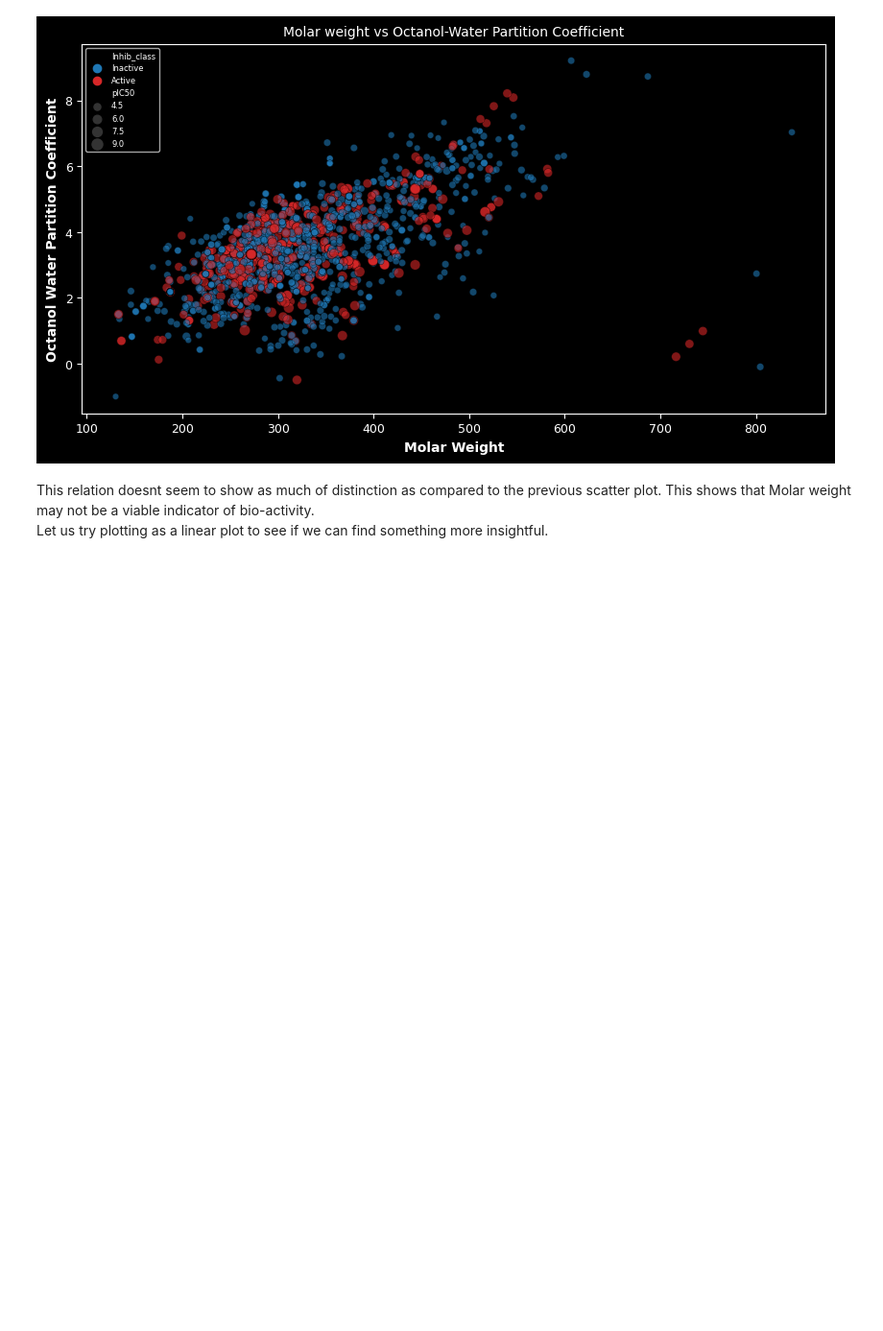
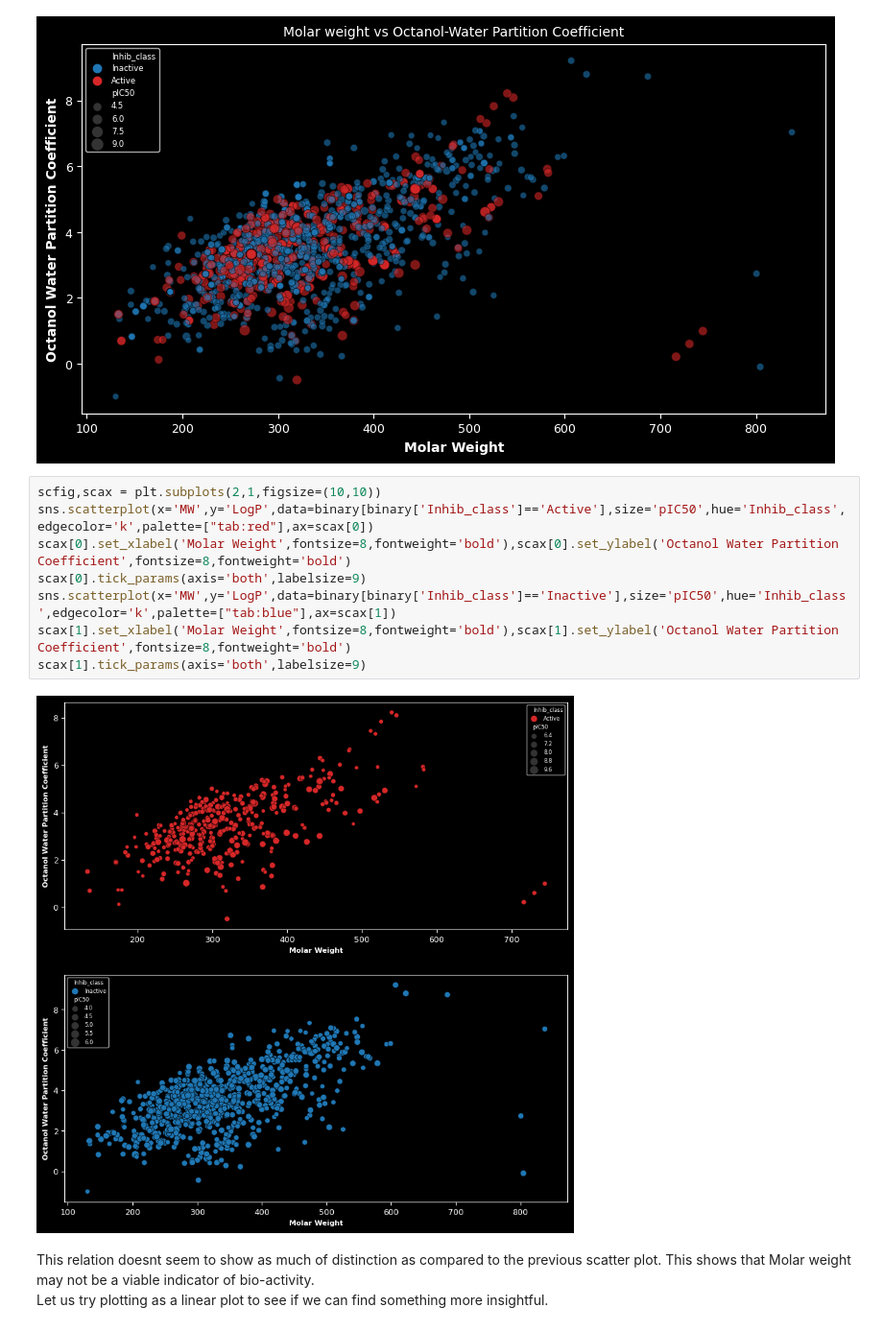
Before and after one commit to Diacod-I/BourneToKill, a Jupyter notebook: BioInfo.ipynb, the cells around one changed output. Shown at 96% size. Drawn from its saved outputs; the diff is of its cells as text; blank space fills up the shorter version.

```diff
--- a/BioInfo.ipynb
+++ b/BioInfo.ipynb
@@ -901,6 +901,16 @@ plt.title('Molar weight vs Octanol-Water Partition Coefficient',fontsize=10)
 plt.show()
 # %% [output]
 [figure]
+# %%
+scfig,scax = plt.subplots(2,1,figsize=(10,10))
+sns.scatterplot(x='MW',y='LogP',data=binary[binary['Inhib_class']=='Active'],size='pIC50',hue='Inhib_class',edgecolor='k',palette=["tab:red"],ax=scax[0])
+scax[0].set_xlabel('Molar Weight',fontsize=8,fontweight='bold'),scax[0].set_ylabel('Octanol Water Partition Coefficient',fontsize=8,fontweight='bold')
+scax[0].tick_params(axis='both',labelsize=9)
+sns.scatterplot(x='MW',y='LogP',data=binary[binary['Inhib_class']=='Inactive'],size='pIC50',hue='Inhib_class',edgecolor='k',palette=["tab:blue"],ax=scax[1])
+scax[1].set_xlabel('Molar Weight',fontsize=8,fontweight='bold'),scax[1].set_ylabel('Octanol Water Partition Coefficient',fontsize=8,fontweight='bold')
+scax[1].tick_params(axis='both',labelsize=9)
+# %% [output]
+[figure, added]
 # %% [markdown]
 This relation doesnt seem to show as much of distinction as compared to the previous scatter plot. This shows that Molar weight may not be a viable indicator of bio-activity.<br>Let us try plotting as a linear plot to see if we can find something more insightful.
 # %%
```
Also changed, not shown: parts of 1 cell of this notebook.
